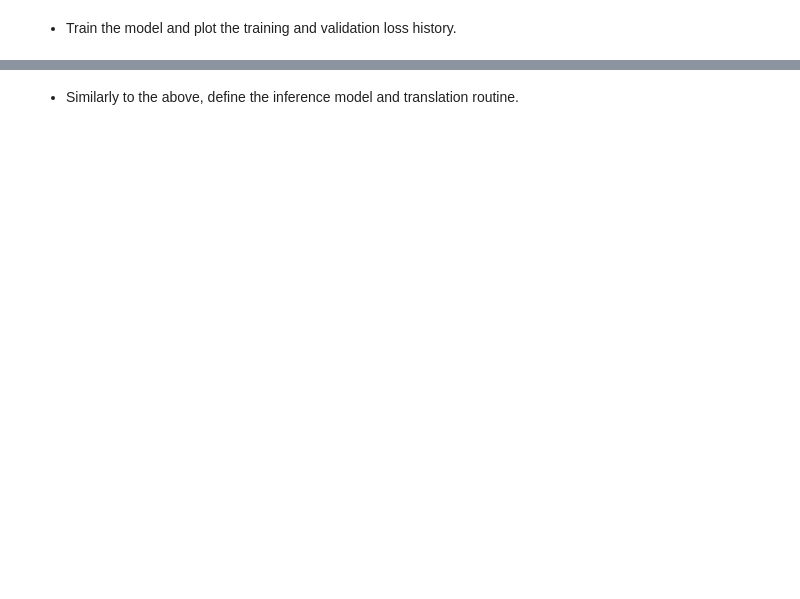
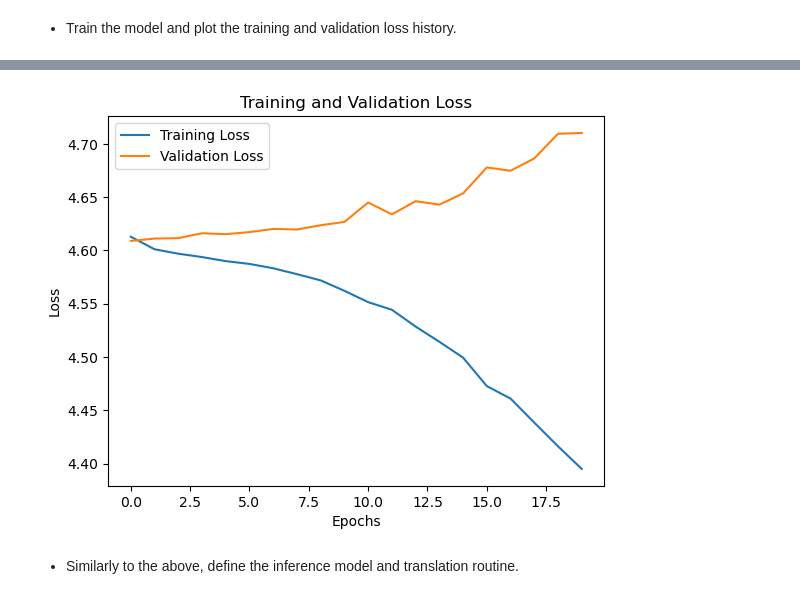
Before and after one commit to Hmati/RNN-Text-Classification-, a Jupyter notebook: RNN-Keras-Text-Classification-and-MT_Blanked-1.ipynb, the cells around one changed output, grey strips where cells are left out. Drawn from its saved outputs; the diff is of its cells as text; code cells hidden in the pictures; blank space fills up the shorter version.

```diff
--- a/RNN-Keras-Text-Classification-and-MT_Blanked-1.ipynb
+++ b/RNN-Keras-Text-Classification-and-MT_Blanked-1.ipynb
@@ -941,0 +1260,67 @@ _ _ _
+# %%
+import numpy as np
+import matplotlib.pyplot as plt
+import tensorflow as tf
+from tensorflow.keras.models import Model
+from tensorflow.keras.layers import Input, LSTM, Dense
+from tensorflow.keras.optimizers import Adam
+
+# Example of the shape of your data (modify according to your actual data)
+n_samples = 1000
+timesteps = 10
+input_dim = 50  # Size of input features
+output_dim = 100  # Vocabulary size (output dimension)
+
+# Example data
+X_train_enc = np.random.random((n_samples, timesteps, input_dim))  # Encoder input data
+X_train_dec = np.random.random((n_samples, timesteps, input_dim))  # Decoder input data
+y_train = np.random.randint(0, output_dim, size=(n_samples, timesteps))  # Target output (integer labels)
+
+# Define model architecture
+latent_dim = 64  # Latent dimensionality for LSTM
+
+# Encoder
+encoder_inputs = Input(shape=(None, input_dim), name='encoder_inputs')
+encoder_lstm = LSTM(latent_dim, return_state=True, name='encoder_lstm')
+encoder_outputs, state_h, state_c = encoder_lstm(encoder_inputs)
+encoder_states = [state_h, state_c]
+
+# Decoder
+decoder_inputs = Input(shape=(None, input_dim), name='decoder_inputs')
+decoder_lstm = LSTM(latent_dim, return_sequences=True, return_state=True, name='decoder_lstm')
+decoder_outputs, _, _ = decoder_lstm(decoder_inputs, initial_state=encoder_states)
+
+# Dense layer to output probabilities (softmax activation)
+decoder_dense = Dense(output_dim, activation='softmax', name='decoder_dense')
+decoder_outputs = decoder_dense(decoder_outputs)
+
+# Define the model
+model = Model([encoder_inputs, decoder_inputs], decoder_outputs)
+
+# Compile the model
+model.compile(optimizer=Adam(), loss='sparse_categorical_crossentropy', metrics=['accuracy'])
+
+# Summary of the model
+model.summary()
+
+# Train the model
+history = model.fit(
+    [X_train_enc, X_train_dec],  # Input and decoder inputs
+    y_train,  # Target output (integer labels)
+    epochs=20,  # Number of epochs
+    batch_size=32,  # Batch size
+    validation_split=0.2  # Validation split (20% for validation)
+)
+
+# Plotting the training and validation loss
+plt.plot(history.history['loss'], label='Training Loss')
+plt.plot(history.history['val_loss'], label='Validation Loss')
+plt.xlabel('Epochs')
+plt.ylabel('Loss')
+plt.legend()
+plt.title('Training and Validation Loss')
+plt.show()
+
+# Optionally, save the model
+model.save('seq2seq_model.h5')
+# %% [output]
@@ -942,2 +1344,3 @@ _ _ _
+[figure, added]
 # %% [markdown]
 - Similarly to the above, define the inference model and translation routine.
```
Also changed, not shown: parts of 25 cells of this notebook.
